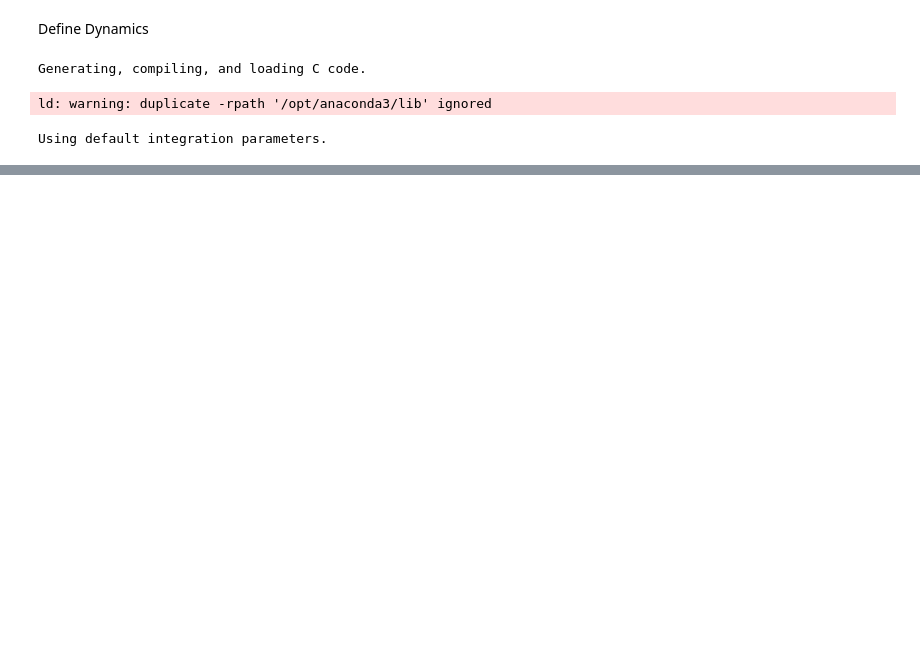
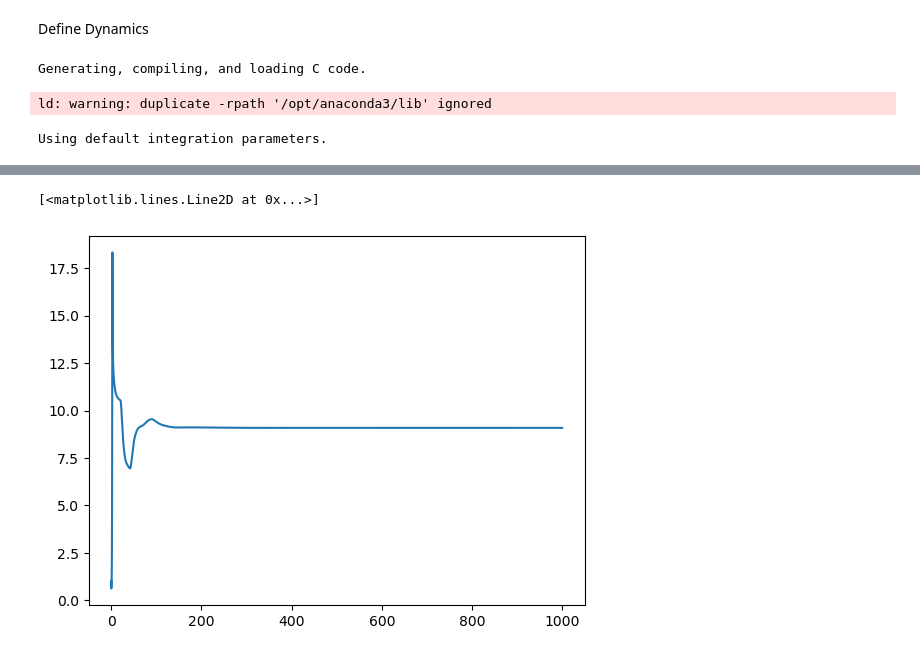
Before and after one commit to MalteHanse/RFP, a Jupyter notebook: Project1/msrDynamics-develop/examples/toy_reactor/toy_reactor.ipynb, the cells around one changed output, grey strips where cells are left out. Drawn from its saved outputs; the diff is of its cells as text; code cells hidden in the pictures; blank space fills up the shorter version.

```diff
--- a/Project1/msrDynamics-develop/examples/toy_reactor/toy_reactor.ipynb
+++ b/Project1/msrDynamics-develop/examples/toy_reactor/toy_reactor.ipynb
@@ -182,0 +195,5 @@ axs[3].legend()
+# %%
+plt.plot(T, n.y_out)
+# %% [output]
+[<matplotlib.lines.Line2D at 0x...>]
+[figure, added]
```
Also changed, not shown: parts of 4 cells of this notebook, 1 other file.
